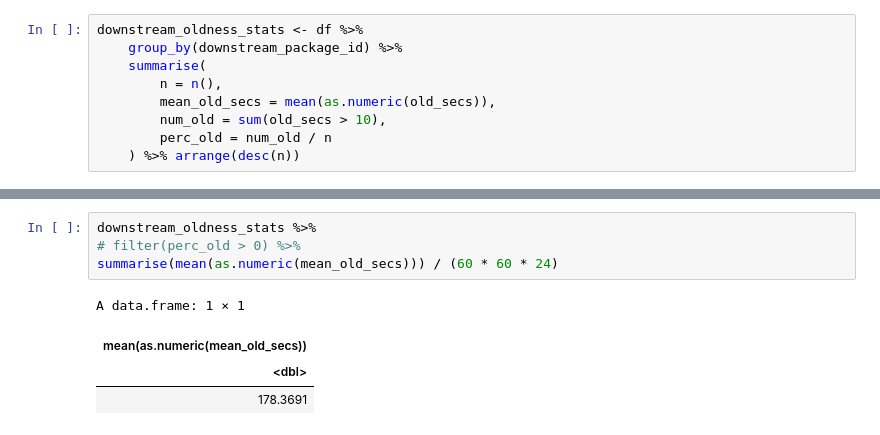
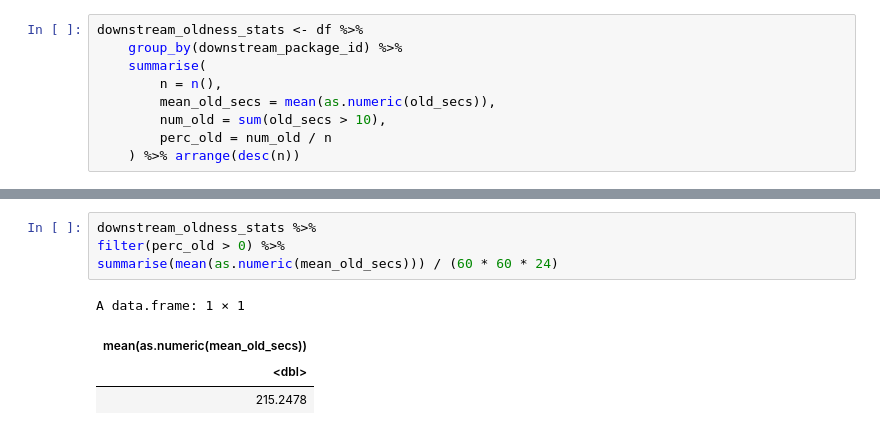
Before and after one commit to donald-pinckney/npm-follower, a Jupyter notebook: analysis/notebooks/rq3_a.ipynb, the cells around one changed output, grey strips where cells are left out. Drawn from its saved outputs; the diff is of its cells as text.

```diff
--- a/analysis/notebooks/rq3_a.ipynb
+++ b/analysis/notebooks/rq3_a.ipynb
@@ -115,9 +153,9 @@ A tibble: 1 × 1
 # %%
 downstream_oldness_stats %>%
-# filter(perc_old > 0) %>%
+filter(perc_old > 0) %>%
 summarise(mean(as.numeric(mean_old_secs))) / (60 * 60 * 24)
 # %% [output]
 A data.frame: 1 × 1
 | mean(as.numeric(mean_old_secs)) |
 | <dbl> |
-| 178.3691 |
+| 215.2478 |
```
Also changed, not shown: parts of 15 cells of this notebook, 23 other files.
